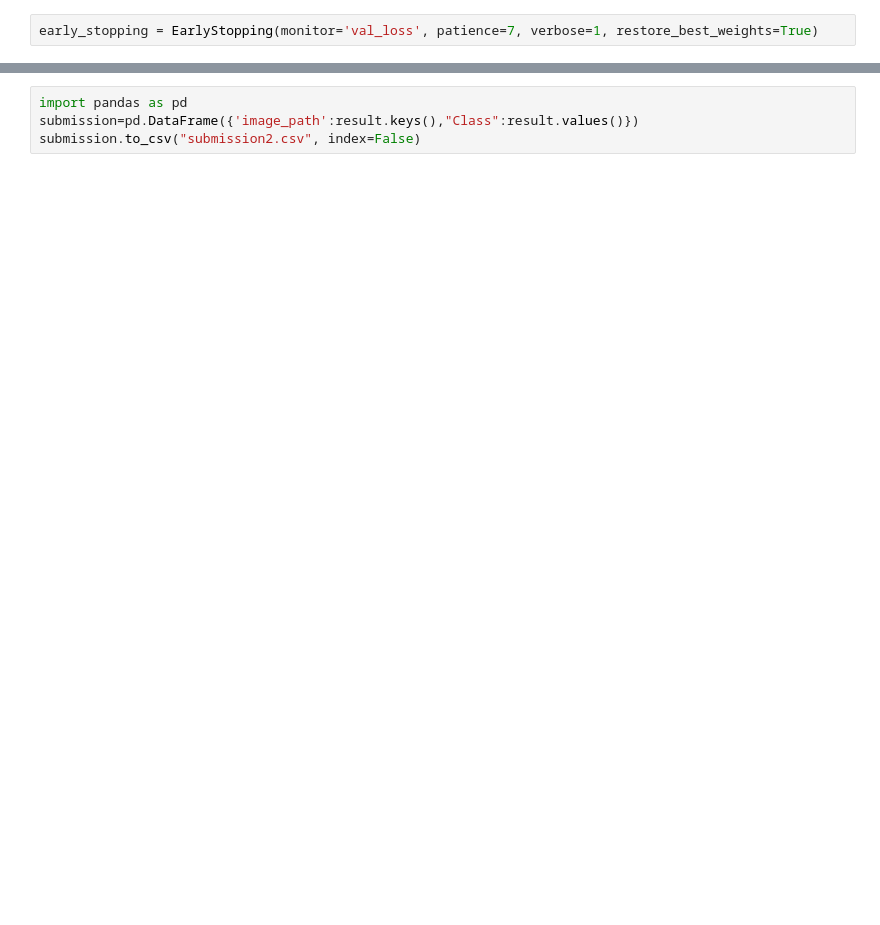
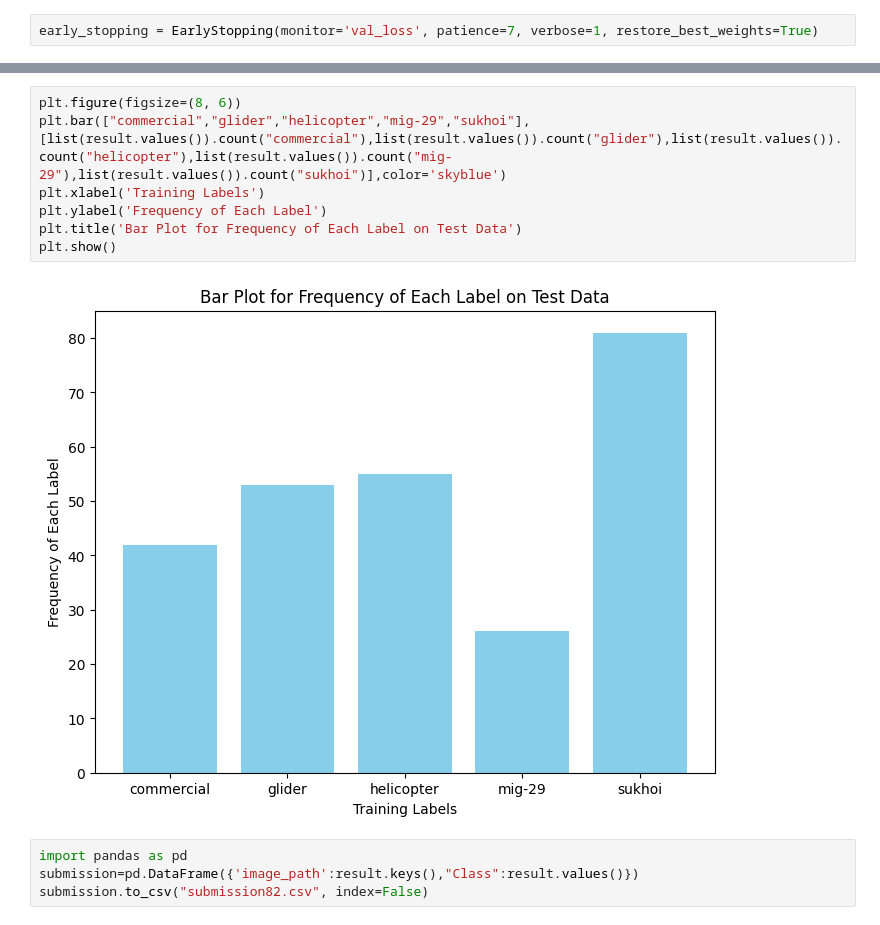
Before and after one commit to jgyfutub/Logical-Rhythm2023, a Jupyter notebook: notebookabd7584c54.ipynb, the cells around one changed output, grey strips where cells are left out. Saved outputs shown, nothing was run; the diff lists cells and outputs as text; blank space fills up the shorter version.

```diff
--- a/notebookabd7584c54.ipynb
+++ b/notebookabd7584c54.ipynb
@@ -167,4 +217,13 @@ print(result)
+# %%
+plt.figure(figsize=(8, 6))
+plt.bar(["commercial","glider","helicopter","mig-29","sukhoi"],[list(result.values()).count("commercial"),list(result.values()).count("glider"),list(result.values()).count("helicopter"),list(result.values()).count("mig-29"),list(result.values()).count("sukhoi")],color='skyblue')
+plt.xlabel('Training Labels')
+plt.ylabel('Frequency of Each Label')
+plt.title('Bar Plot for Frequency of Each Label on Test Data')
+plt.show()
+# %% [output]
+[figure, added]
 # %%
 import pandas as pd
 submission=pd.DataFrame({'image_path':result.keys(),"Class":result.values()})
-submission.to_csv("submission2.csv", index=False)
+submission.to_csv("submission82.csv", index=False)
```
Also changed, not shown: parts of 15 cells of this notebook.
